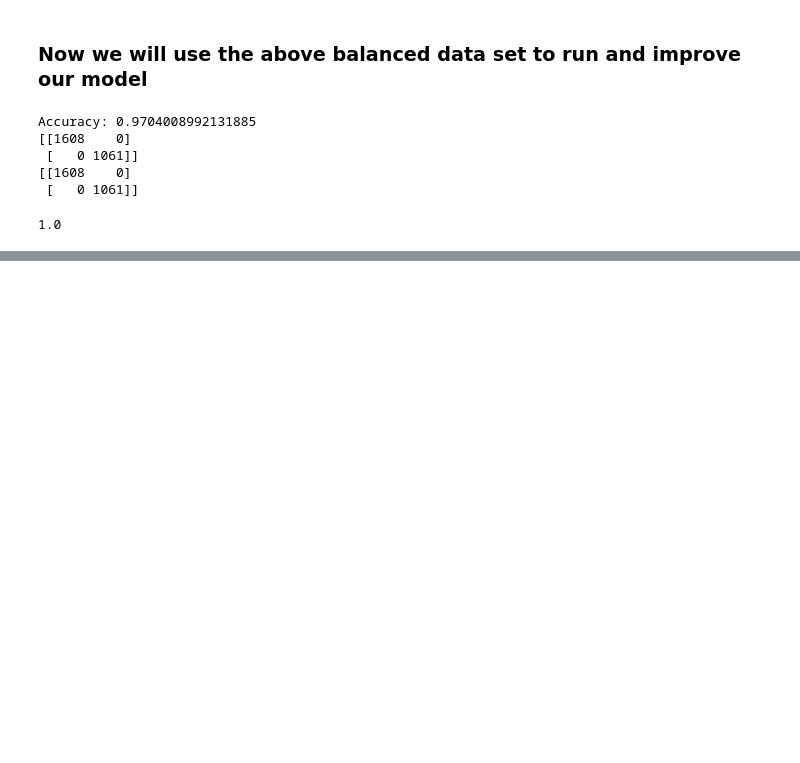
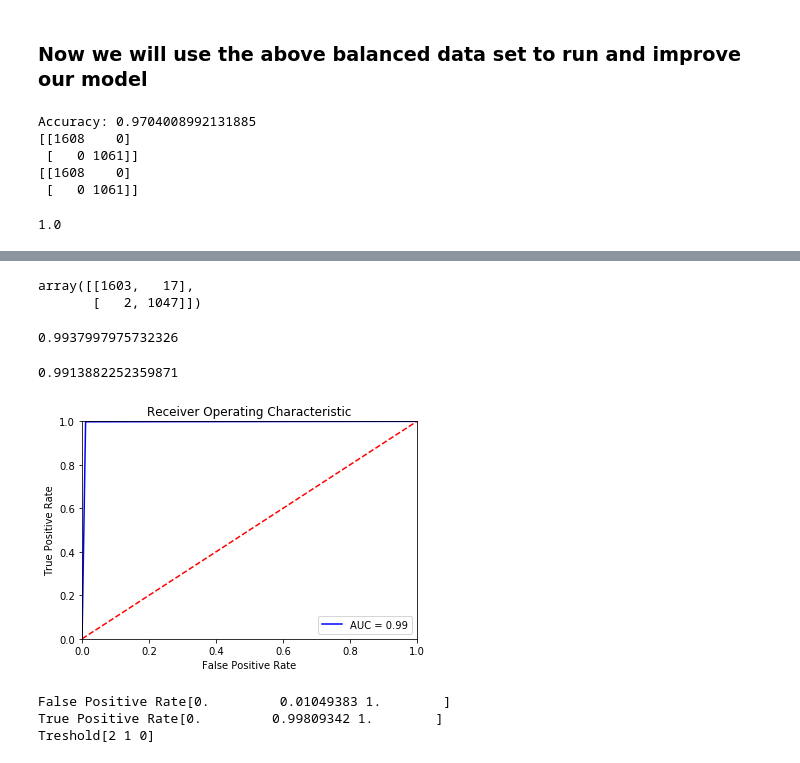
Before and after one commit to nishimishra71/Python, a Jupyter notebook: Capstone_sample.ipynb, the cells around one changed output, grey strips where cells are left out. Saved outputs shown, nothing was run; the diff lists cells and outputs as text; code cells hidden in the pictures; blank space fills up the shorter version.

```diff
--- a/Capstone_sample.ipynb
+++ b/Capstone_sample.ipynb
@@ -726,0 +813,38 @@ recall_score(y1_test,predictions)
+# %%
+y_lr_pred = lr.predict(X_lr_test)
+# %%
+confusion_matrix(y_lr_test, y_lr_pred)
+# %% [output]
+array([[1603,   17],
+       [   2, 1047]])
+# %%
+recall_score(y_lr_test, y_lr_pred, average='macro')
+# %% [output]
+0.9937997975732326
+# %%
+from sklearn.metrics import precision_score
+
+precision_score(y_lr_test, y_lr_pred, average='macro')
+# %% [output]
+0.9913882252359871
+# %%
+fpr, tpr, thresholds = metrics.roc_curve(y_lr_test, y_lr_pred)
+roc_auc=metrics.auc(fpr, tpr)
+import matplotlib.pyplot as plt
+plt.title('Receiver Operating Characteristic')
+plt.plot(fpr, tpr, 'b', label = 'AUC = %0.2f' % roc_auc)
+plt.legend(loc = 'lower right')
+plt.plot([0, 1], [0, 1],'r--')
+plt.xlim([0, 1])
+plt.ylim([0, 1])
+plt.ylabel('True Positive Rate')
+plt.xlabel('False Positive Rate')
+plt.show()
+print("False Positive Rate"+str(fpr))
+print("True Positive Rate"+str(tpr))
+print("Treshold"+str(thresholds))
+# %% [output]
+[figure, added]
+False Positive Rate[0.         0.01049383 1.        ]
+True Positive Rate[0.         0.99809342 1.        ]
+Treshold[2 1 0]
```
Also changed, not shown: parts of 9 cells of this notebook.
